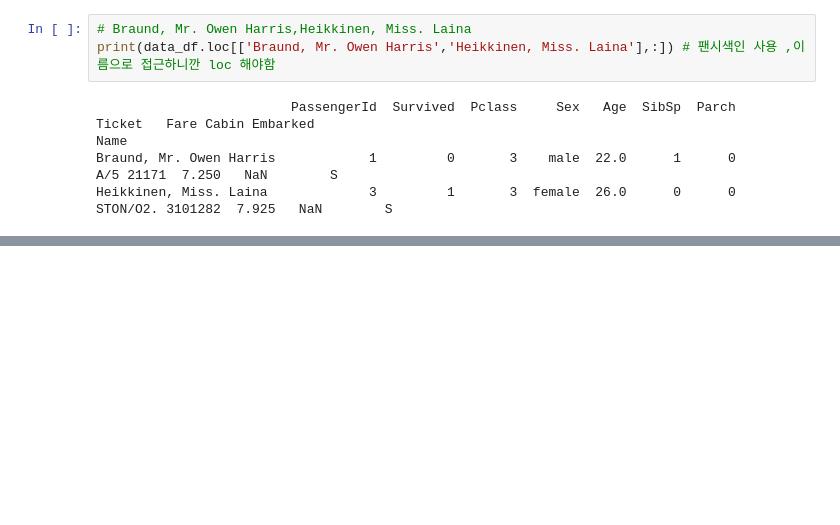
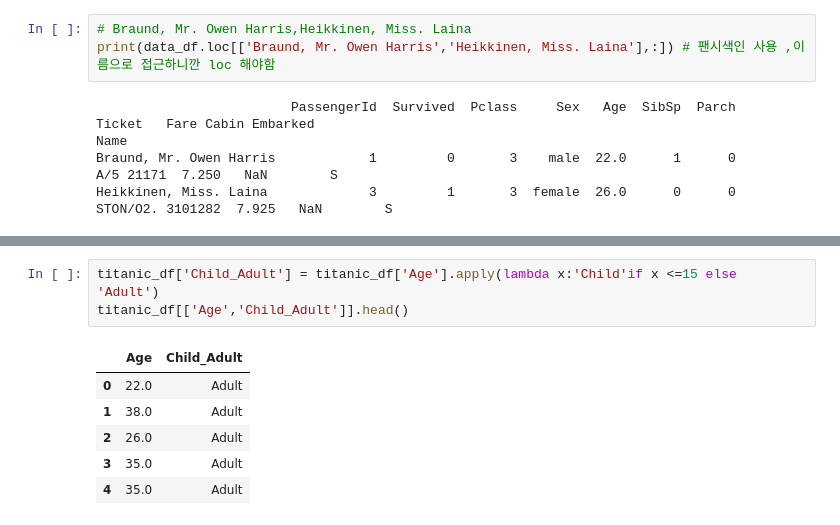
Before and after one commit to bb-bbb/homescape.com, a Jupyter notebook: chap01/02.pandas_test.ipynb, the cells around one changed output, grey strips where cells are left out. Cells and saved outputs as stored; diff of their text form; blank space fills up the shorter version.

```diff
--- a/chap01/02.pandas_test.ipynb
+++ b/chap01/02.pandas_test.ipynb
@@ -324,0 +420,10 @@ titanic_df[cond1 & cond2 & cond3] # 위에 3개조건 다 만족하는 T&T&T 인
+# %%
+titanic_df['Child_Adult'] = titanic_df['Age'].apply(lambda x:'Child'if x <=15 else 'Adult')
+titanic_df[['Age','Child_Adult']].head()
+# %% [output]
+|  | Age | Child_Adult |
+| 0 | 22.0 | Adult |
+| 1 | 38.0 | Adult |
+| 2 | 26.0 | Adult |
+| 3 | 35.0 | Adult |
+| 4 | 35.0 | Adult |
```
Also changed, not shown: parts of 11 cells of this notebook, 10 other files.
